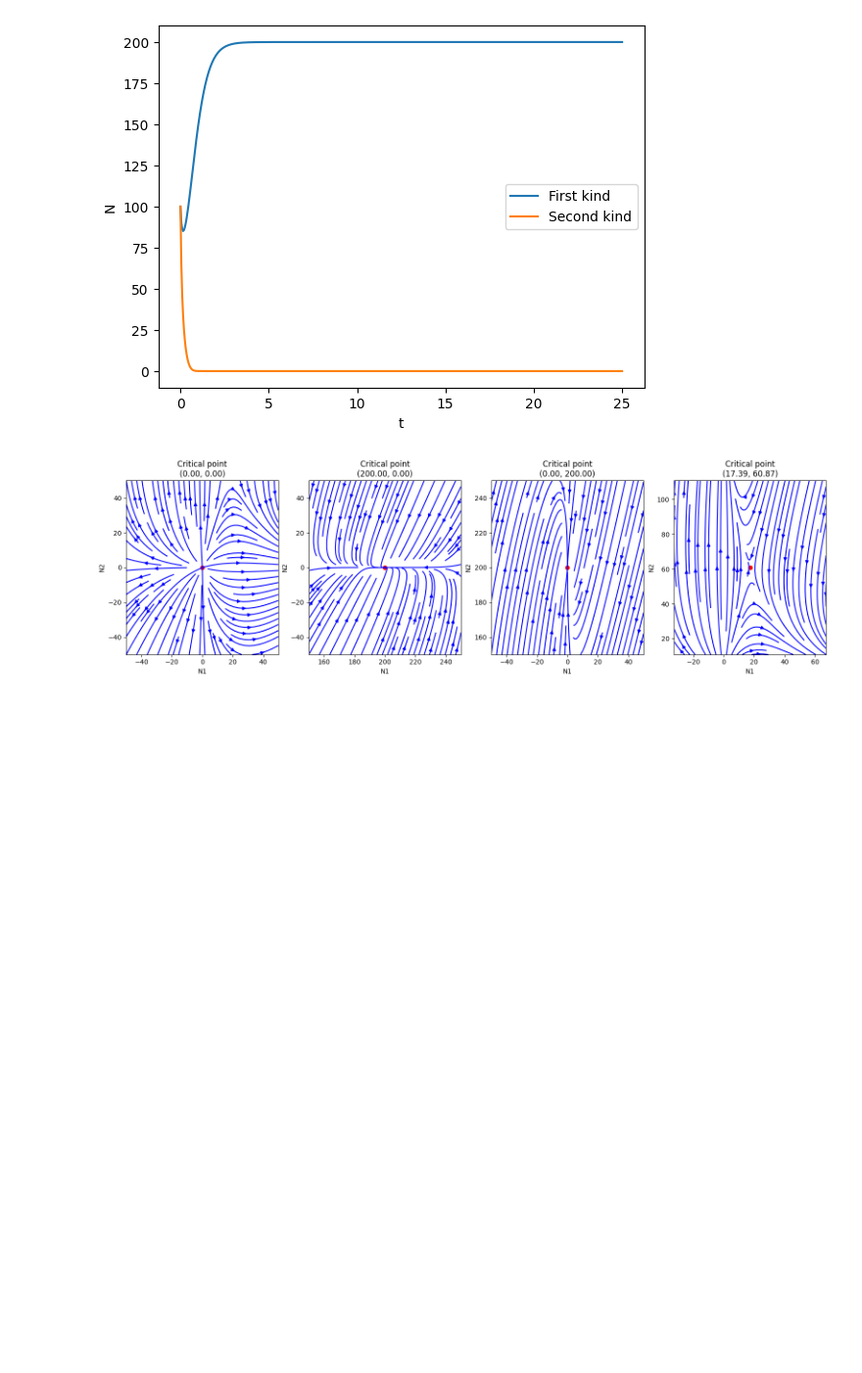
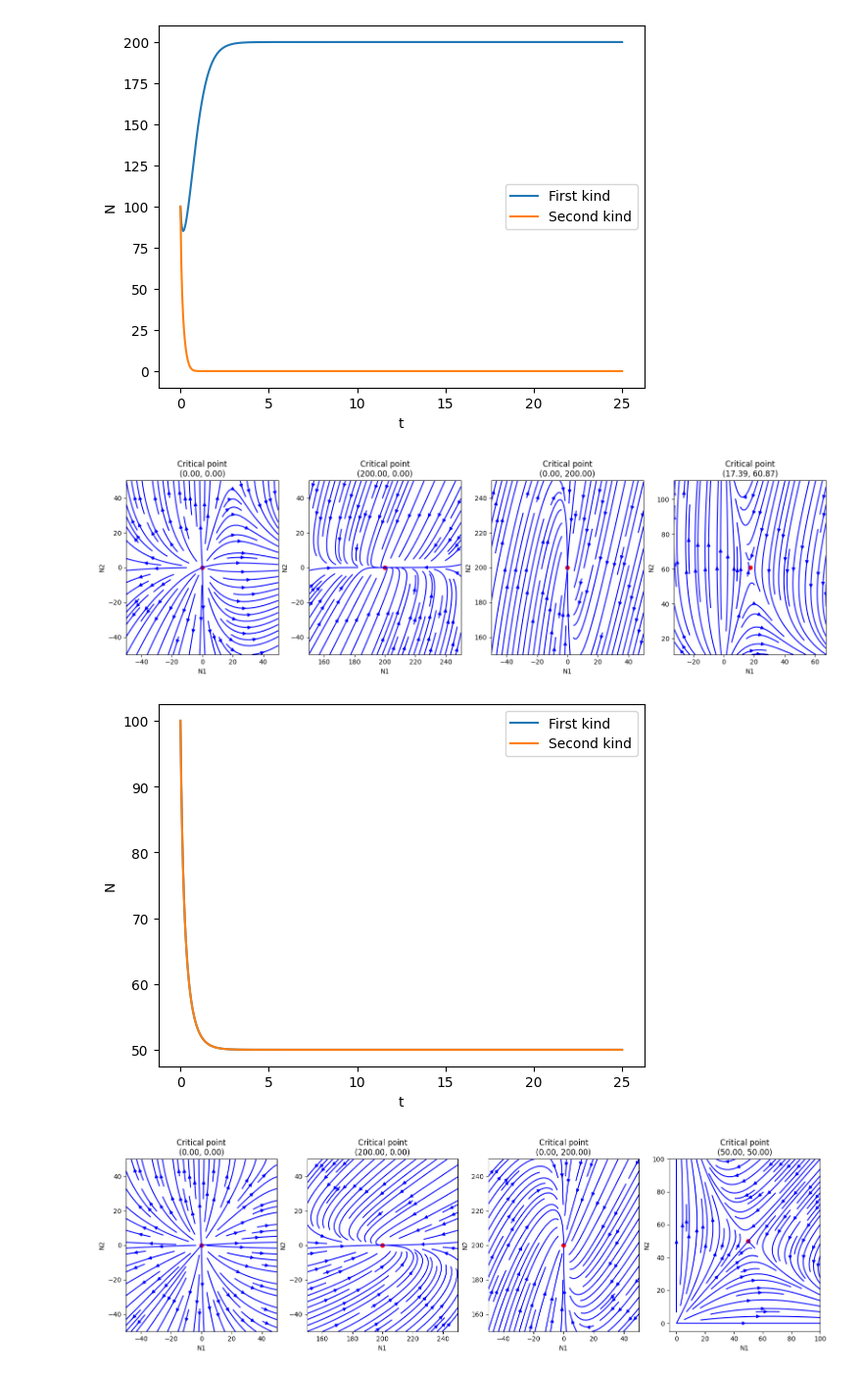
Before and after one commit to yaggod/MathModellingTasks, a Jupyter notebook: Task7/Task7.ipynb, the cells around one changed output. Shown at 98% size. Saved outputs shown, nothing was run; the diff lists cells and outputs as text; code cells hidden in the pictures; blank space fills up the shorter version.

```diff
--- a/Task7/Task7.ipynb
+++ b/Task7/Task7.ipynb
@@ -96,3 +96,10 @@ show_results()
 # %% [output]
 [figure]
 [figure]
+# %%
+a12 = 3
+a21 = 3
+show_results()
+# %% [output]
+[figure, added]
+[figure, added]
```
